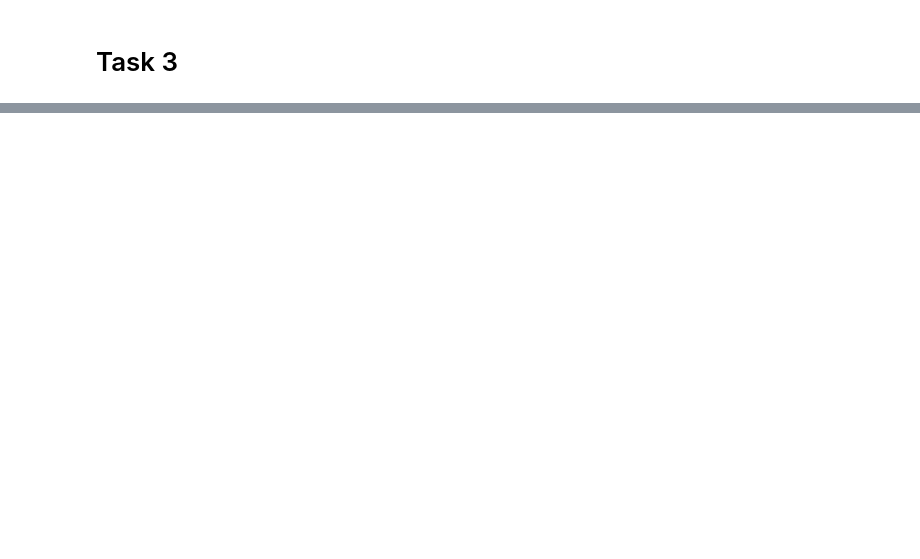
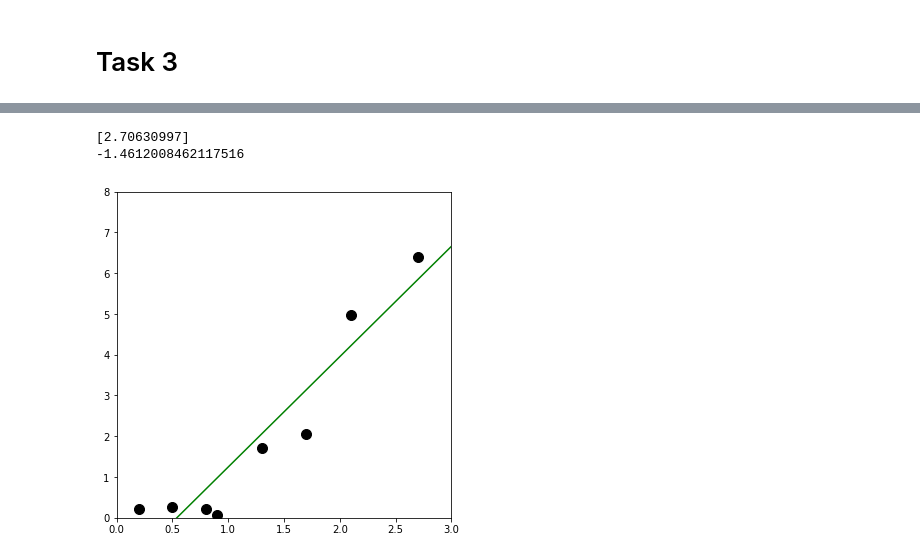
Before and after one commit to Dimassss/UJ.MBoML, a Jupyter notebook: lecture.ipynb, the cells around one changed output, grey strips where cells are left out. Saved outputs shown, nothing was run; the diff lists cells and outputs as text; code cells hidden in the pictures; blank space fills up the shorter version.

```diff
--- a/lecture.ipynb
+++ b/lecture.ipynb
@@ -47,0 +55,10 @@
+# %%
+import numpy as np
+import matplotlib.pyplot as plt
+import sklearn.linear_model as lm
+
+f = lambda x: (x**2)
+
+
+x = np.array([.2, .5, .8, .9, 1.3, 1.7, 2.1, 2.7])
+y = f(x) + np.random.randn(len(x))
@@ -47,0 +89,36 @@
+# %%
+import numpy as np
+import matplotlib.pyplot as plt
+import sklearn.linear_model as lm
+
+f = lambda x: (x**2)
+
+
+x = np.array([.2, .5, .8, .9, 1.3, 1.7, 2.1, 2.7])
+y = f(x) + np.random.randn(len(x))
+
+x_tr = np.linspace(0., 3, 200)
+y_tr = f(x_tr)
+
+# model.
+lr = lm.LinearRegression()
+lr.fit(x[:, np.newaxis], y);
+print(lr.coef_)
+print(lr.intercept_)
+
+f_lr = lambda x: lr.coef_ * x +lr.intercept_
+
+x_f_lr = np.linspace(0., 3, 200)
+y_f_lr = f_lr(x_tr)
+plt.figure(figsize=(6,6));
+axes = plt.gca()
+axes.set_xlim([0,3])
+axes.set_ylim([0,8])
+#plt.plot(x_tr, y_tr, '--k');
+plt.plot(x_f_lr, y_f_lr, 'g');
+plt.plot(x, y, 'ok', ms=10);
+plt.show()
+# %% [output]
+[2.70630997]
+-1.4612008462117516
+[figure, added]
```
Also changed, not shown: parts of 21 cells of this notebook.
